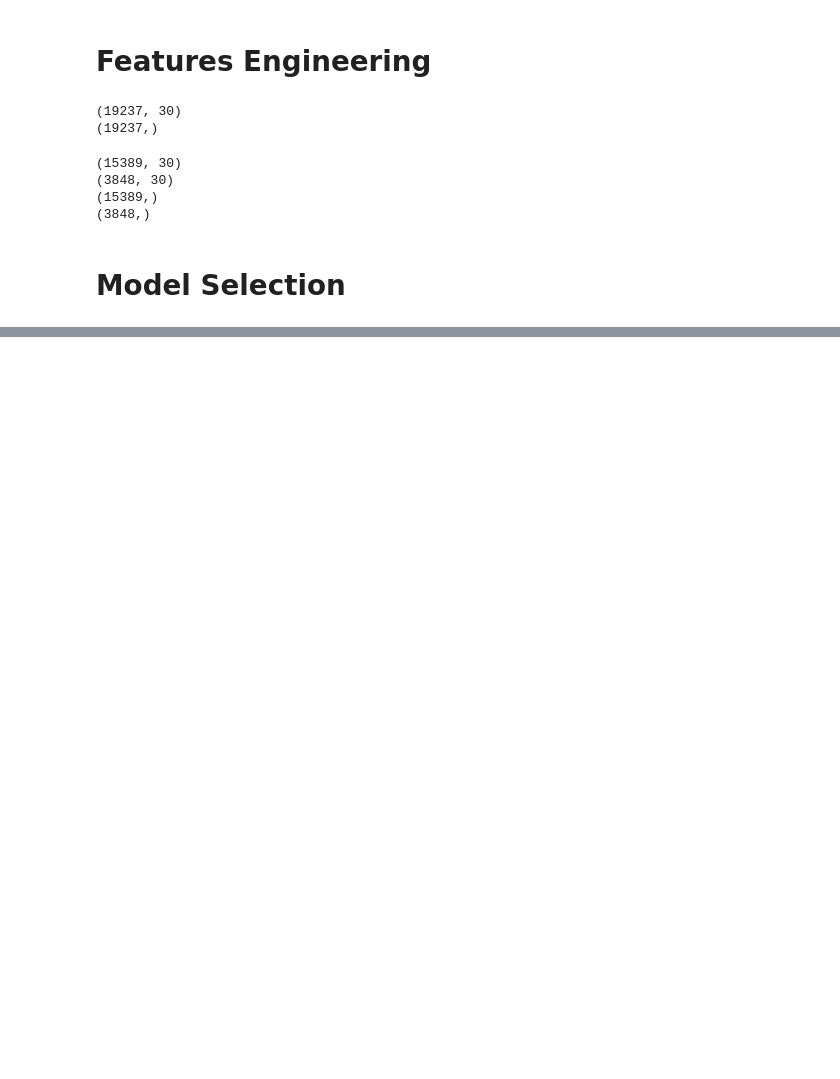
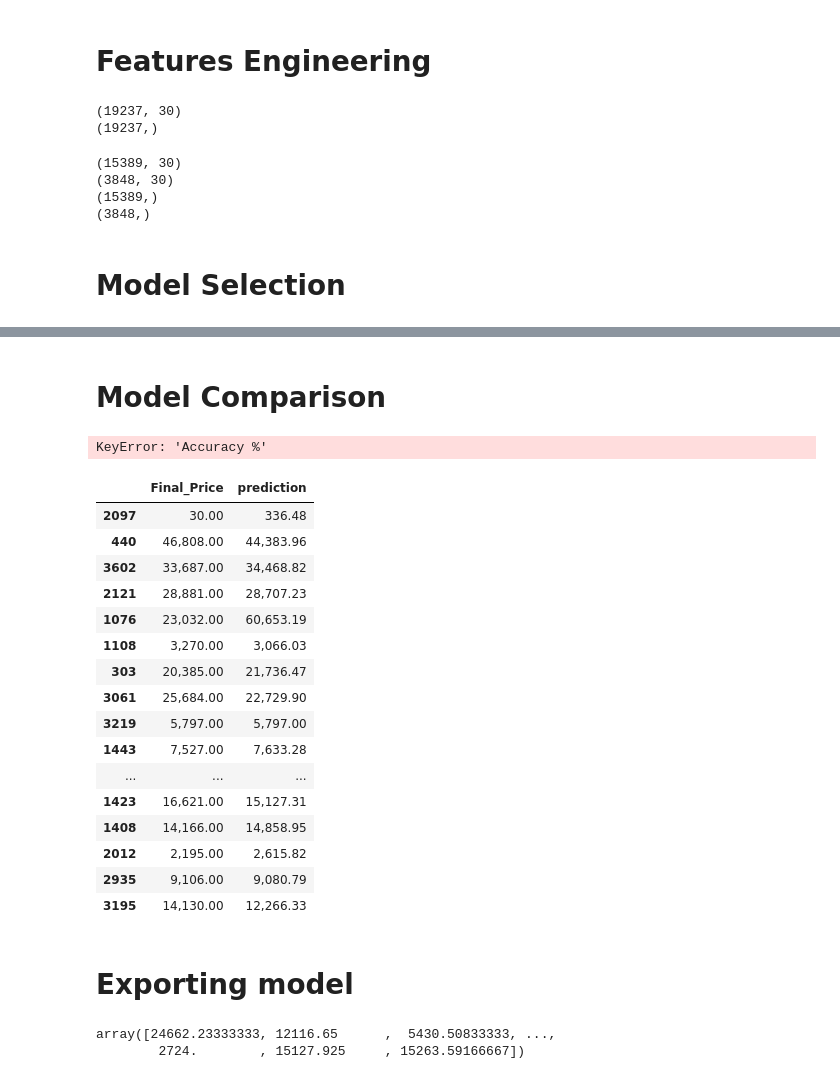
Before and after one commit to obaliuta/class_reg_segm, a Jupyter notebook: notebook_reg.ipynb, the cells around one changed output, grey strips where cells are left out. Cells and saved outputs as stored; diff of their text form; code cells hidden in the pictures; blank space fills up the shorter version.

```diff
--- a/notebook_reg.ipynb
+++ b/notebook_reg.ipynb
@@ -305,0 +394,16 @@ print(y_test.shape)
+# %%
+# Decision Tree
+
+dt_model = DecisionTreeRegressor(criterion='poisson', random_state=random_seed)
+
+dt_model.fit(X_train, y_train)
+
+dt_pred = dt_model.predict(X_test)
+
+dt_mae = round(metrics.mean_absolute_error(y_test,dt_pred)*100,2)
+dt_rmse = round(np.sqrt(metrics.mean_squared_error(y_test,dt_pred))*100,2)
+dt_r2 = round(metrics.r2_score(y_test,dt_pred)*100,2)
+
+print(dt_mae)
+print(dt_rmse)
+print(dt_r2)
@@ -305,0 +414,16 @@ print(y_test.shape)
+# %%
+# Random Forest
+
+rf_model = RandomForestRegressor(n_estimators=120, criterion='poisson', random_state=random_seed)
+
+rf_model.fit(X_train, y_train)
+
+rf_pred = rf_model.predict(X_test)
+
+rf_mae = round(metrics.mean_absolute_error(y_test,rf_pred)*100,2)
+rf_rmse = round(np.sqrt(metrics.mean_squared_error(y_test,rf_pred))*100,2)
+rf_r2 = round(metrics.r2_score(y_test,rf_pred)*100,2)
+
+print(rf_mae)
+print(rf_rmse)
+print(rf_r2)
@@ -305,0 +452,33 @@ print(y_test.shape)
+# %% [markdown]
+# Model Comparison
+# %%
+comparison_table = pd.DataFrame({
+    "Model Name":["Linear Regression", "Ridge Regression", "Lasso Regression", "SVM", "Decision Tree", "Random Forest", "Gradient Boost"],
+
+}).sort_values('Accuracy %', ascending=False)
+
+comparison_table
+# %% [output]
+KeyError: 'Accuracy %'
+# %%
+pd.concat([pd.DataFrame(y_test).reset_index(drop=True),pd.DataFrame(rf_pred, columns=['prediction'])], axis=1).sample(20)
+# %% [output]
+|  | Final_Price | prediction |
+| 2097 | 30.00 | 336.48 |
+| 440 | 46,808.00 | 44,383.96 |
+| 3602 | 33,687.00 | 34,468.82 |
+| 2121 | 28,881.00 | 28,707.23 |
+| 1076 | 23,032.00 | 60,653.19 |
+| 1108 | 3,270.00 | 3,066.03 |
+| 303 | 20,385.00 | 21,736.47 |
+| 3061 | 25,684.00 | 22,729.90 |
+| 3219 | 5,797.00 | 5,797.00 |
+| 1443 | 7,527.00 | 7,633.28 |
+| ... | ... | ... |
+| 1423 | 16,621.00 | 15,127.31 |
+| 1408 | 14,166.00 | 14,858.95 |
+| 2012 | 2,195.00 | 2,615.82 |
+| 2935 | 9,106.00 | 9,080.79 |
+| 3195 | 14,130.00 | 12,266.33 |
+# %% [markdown]
+# Exporting model
@@ -305,0 +496,5 @@ print(y_test.shape)
+# %%
+loaded_objects['model'].predict(X_test)
+# %% [output]
+array([24662.23333333, 12116.65      ,  5430.50833333, ...,
+        2724.        , 15127.925     , 15263.59166667])
```
Also changed, not shown: parts of 15 cells of this notebook, 2 other files.
